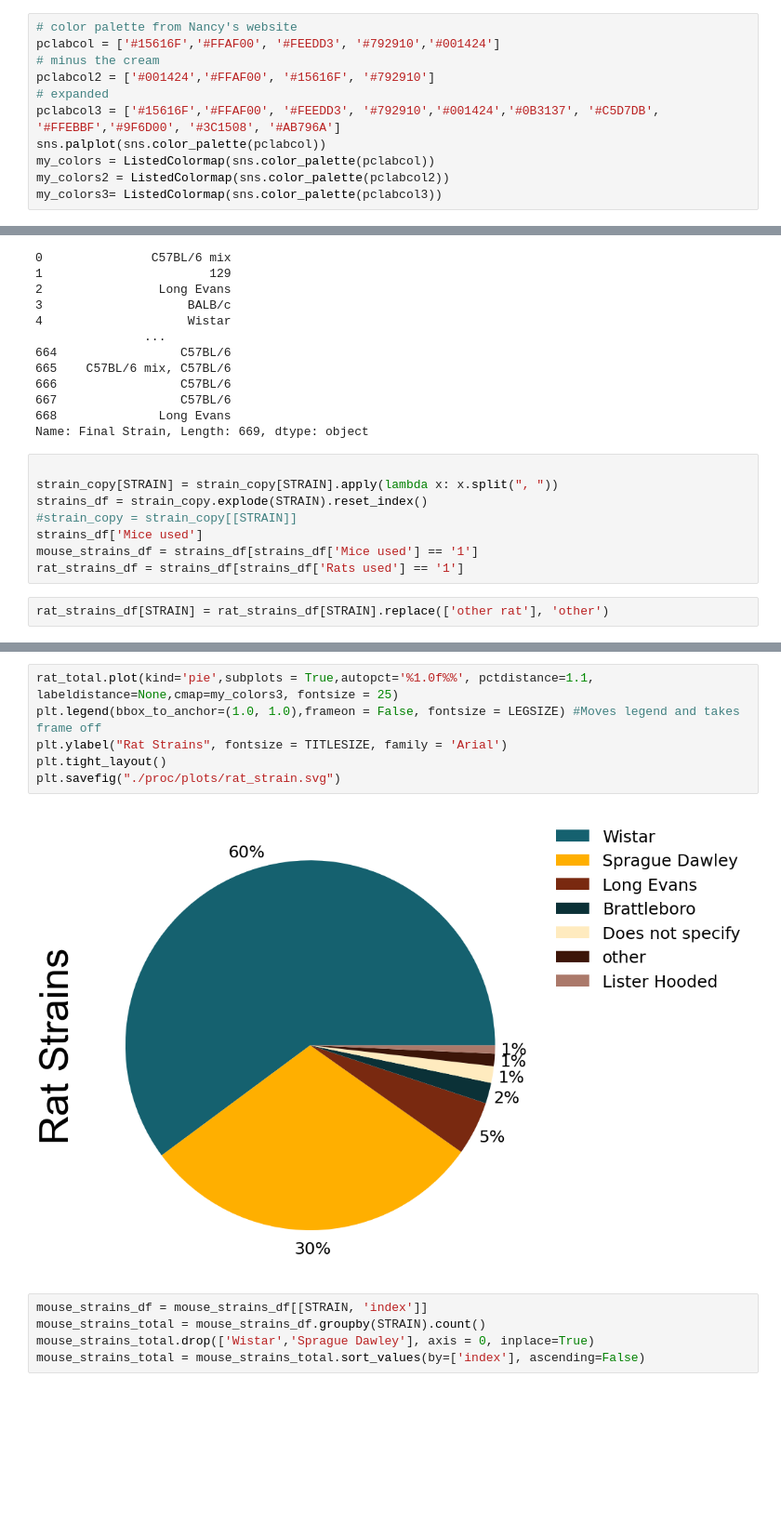
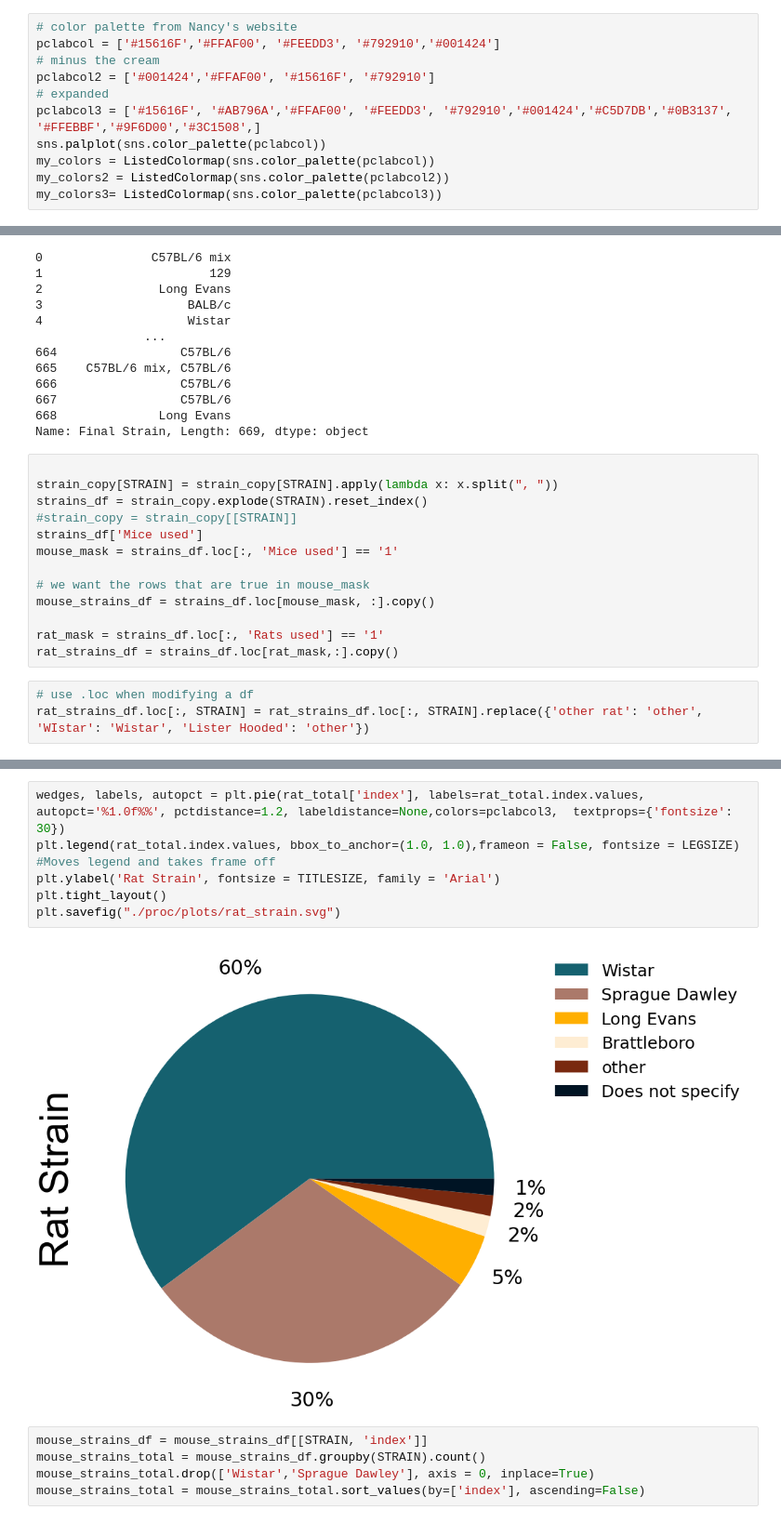
Before and after one commit to padillacoreanolab/literature_review_processing, a Jupyter notebook: results/2022_09_09_literature_review_processing/literature_review_survey_processing_meghan.ipynb, the cells around one changed output, grey strips where cells are left out. Shown at 93% size. Saved outputs shown, nothing was run; the diff lists cells and outputs as text; blank space fills up the shorter version.

Commit message:
fix warnings and copy/view issues

```diff
--- a/results/2022_09_09_literature_review_processing/literature_review_survey_processing_meghan.ipynb
+++ b/results/2022_09_09_literature_review_processing/literature_review_survey_processing_meghan.ipynb
@@ -17,7 +17,7 @@ pclabcol = ['#15616F','#FFAF00', '#FEEDD3', '#792910','#001424']
 # minus the cream
 pclabcol2 = ['#001424','#FFAF00', '#15616F', '#792910']
 # expanded
-pclabcol3 = ['#15616F','#FFAF00', '#FEEDD3', '#792910','#001424','#0B3137', '#C5D7DB', '#FFEBBF','#9F6D00', '#3C1508', '#AB796A']
+pclabcol3 = ['#15616F', '#AB796A','#FFAF00', '#FEEDD3', '#792910','#001424','#C5D7DB','#0B3137', '#FFEBBF','#9F6D00','#3C1508',]
 sns.palplot(sns.color_palette(pclabcol))
 my_colors = ListedColormap(sns.color_palette(pclabcol))
 my_colors2 = ListedColormap(sns.color_palette(pclabcol2))
@@ -449,7 +449,13 @@ strain_copy[STRAIN] = strain_copy[STRAIN].apply(lambda x: x.split(", "))
 strains_df = strain_copy.explode(STRAIN).reset_index()
 #strain_copy = strain_copy[[STRAIN]]
 strains_df['Mice used']
-mouse_strains_df = strains_df[strains_df['Mice used'] == '1']
-rat_strains_df = strains_df[strains_df['Rats used'] == '1']
+mouse_mask = strains_df.loc[:, 'Mice used'] == '1'
+
+# we want the rows that are true in mouse_mask
+mouse_strains_df = strains_df.loc[mouse_mask, :].copy()
+
+rat_mask = strains_df.loc[:, 'Rats used'] == '1'
+rat_strains_df = strains_df.loc[rat_mask,:].copy()
-# %%
-rat_strains_df[STRAIN] = rat_strains_df[STRAIN].replace(['other rat'], 'other')
+# %%
+# use .loc when modifying a df
+rat_strains_df.loc[:, STRAIN] = rat_strains_df.loc[:, STRAIN].replace({'other rat': 'other', 'WIstar': 'Wistar', 'Lister Hooded': 'other'})
@@ -472,11 +505,11 @@ rat_total
 # %%
-rat_total.plot(kind='pie',subplots = True,autopct='%1.0f%%', pctdistance=1.1, labeldistance=None,cmap=my_colors3, fontsize = 25)
-plt.legend(bbox_to_anchor=(1.0, 1.0),frameon = False, fontsize = LEGSIZE) #Moves legend and takes frame off
-plt.ylabel("Rat Strains", fontsize = TITLESIZE, family = 'Arial')
+wedges, labels, autopct = plt.pie(rat_total['index'], labels=rat_total.index.values, autopct='%1.0f%%', pctdistance=1.2, labeldistance=None,colors=pclabcol3,  textprops={'fontsize': 30})
+plt.legend(rat_total.index.values, bbox_to_anchor=(1.0, 1.0),frameon = False, fontsize = LEGSIZE) #Moves legend and takes frame off
+plt.ylabel('Rat Strain', fontsize = TITLESIZE, family = 'Arial')
 plt.tight_layout()
 plt.savefig("./proc/plots/rat_strain.svg")
 # %% [output]
-[figure, old version]
+[figure, new version]
 # %%
 mouse_strains_df = mouse_strains_df[[STRAIN, 'index']]
 mouse_strains_total = mouse_strains_df.groupby(STRAIN).count()
```
Also changed, not shown: parts of 18 cells of this notebook, 1 other file.
